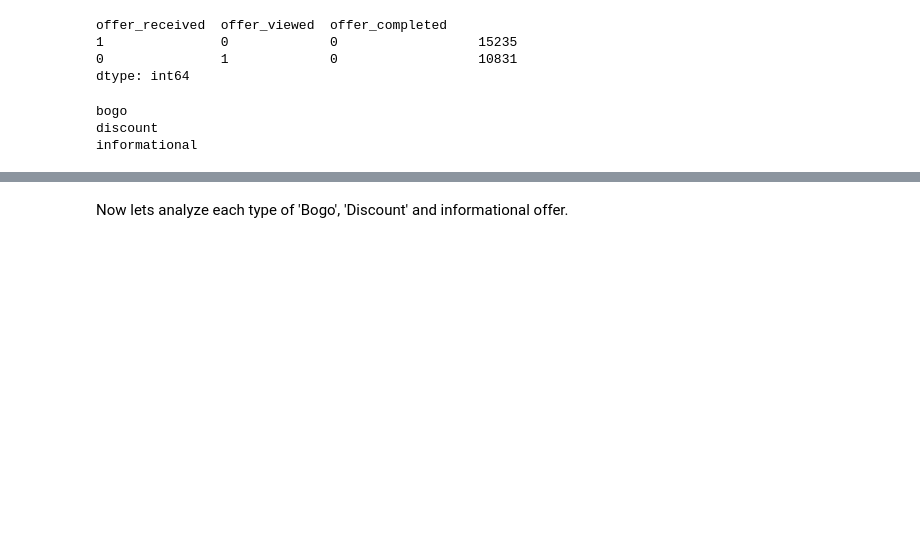
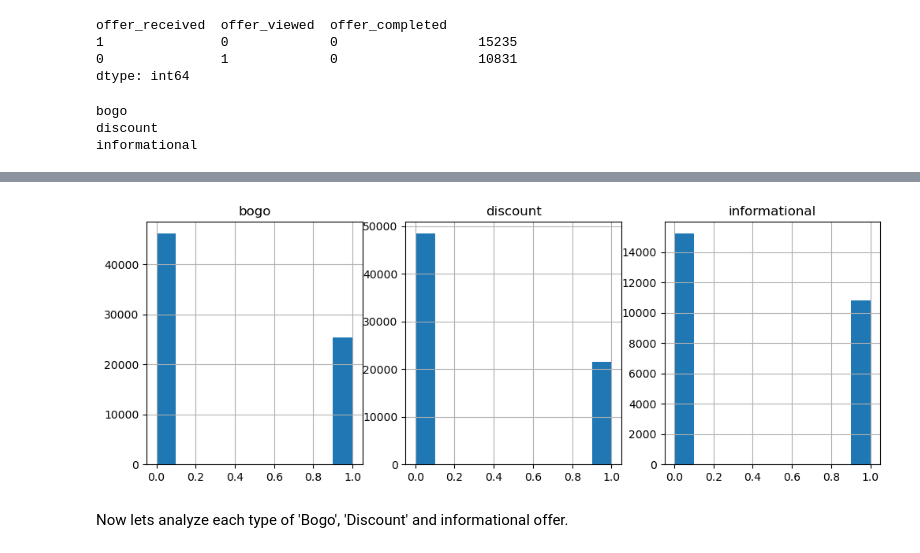
Before and after one commit to Daniel-Hutcheson/starbucks_capstone_project, a Jupyter notebook: Starbucks_Capstone_notebook.ipynb, the cells around one changed output, grey strips where cells are left out. Drawn from its saved outputs; the diff is of its cells as text; code cells hidden in the pictures; blank space fills up the shorter version.

```diff
--- a/Starbucks_Capstone_notebook.ipynb
+++ b/Starbucks_Capstone_notebook.ipynb
@@ -930,3 +948,17 @@ IndentationError: expected an indented block after 'for' statement on line 3 (24
+# %%
+plt.figure(figsize=(12,4))
+
+for i, type in enumerate(data_offers.offer_type.unique()):
+
+    received = data_offers[data_offers.offer_type == type].offer_received.sum()
+    viewed = data_offers[data_offers.offer_type == type].offer_viewed.sum()
+    completed = data_offers[data_offers.offer_type == type].offer_completed.sum()
+
+    ax = plt.subplot(1, 3, i + 1)
+    ax = data_offers[data_offers.offer_type == type]['offer_viewed'].hist(ax=ax)
+    ax.set_title(type)
+# %% [output]
+[figure, added]
 # %% [markdown]
 Now lets analyze each type of 'Bogo', 'Discount' and informational offer.
 # %%
```
Also changed, not shown: parts of 3 cells of this notebook.
